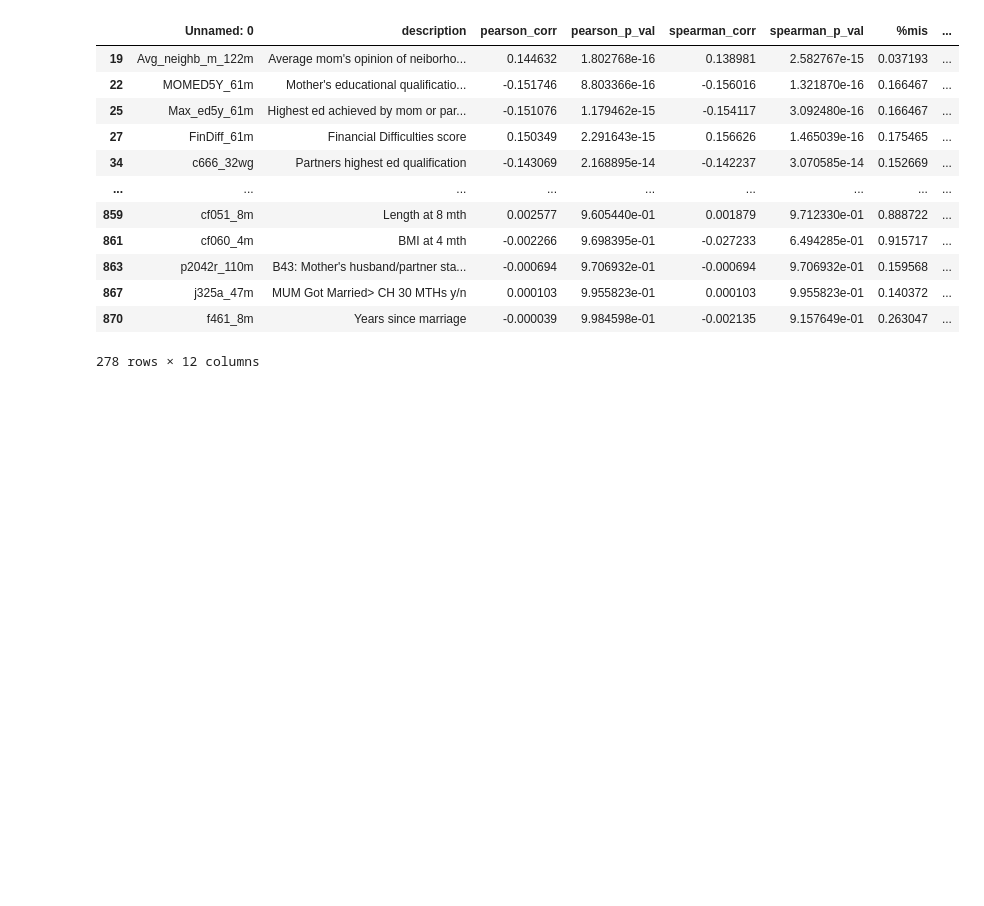
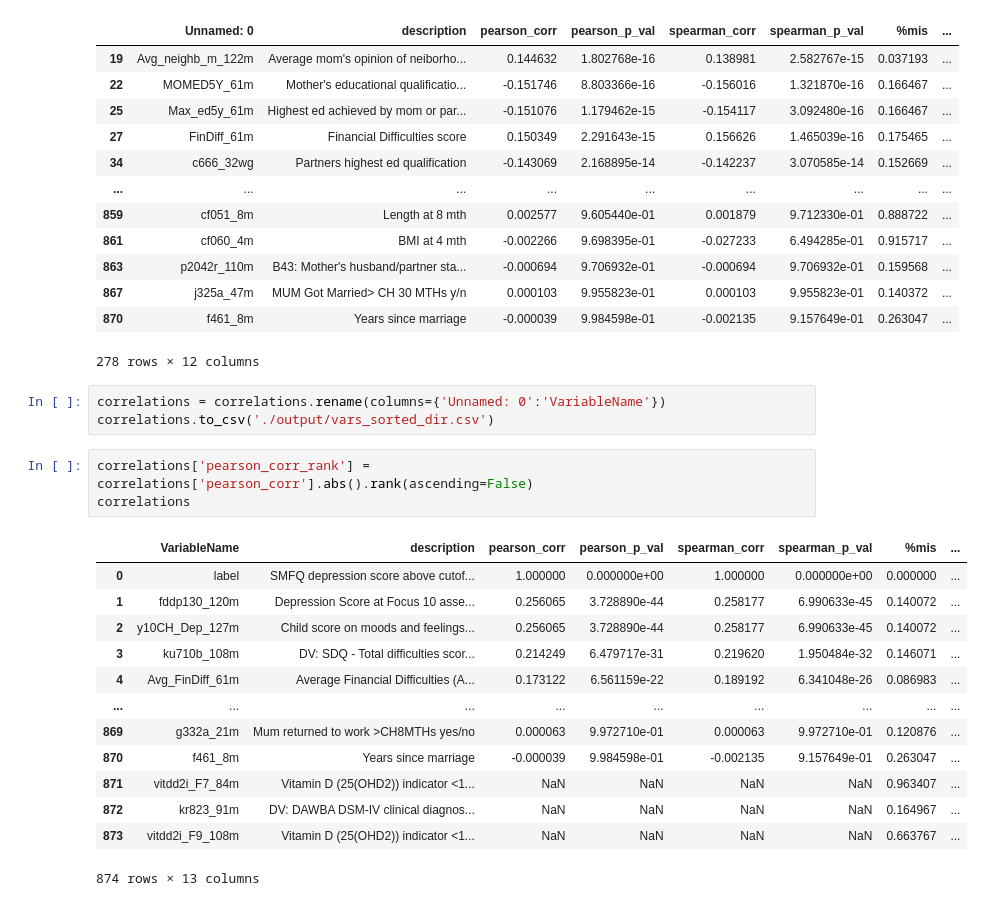
Before and after one commit to IBPA/DepressionProject, a Jupyter notebook: feature_analysis_correlations_iterativeimpute.ipynb, the cells around one changed output. Saved outputs shown, nothing was run; the diff lists cells and outputs as text; blank space fills up the shorter version.

Commit message:
Renamed unamed column to VariableName and made new calculations for rank for correlation results from run_eda.py from depression-predictor

```diff
--- a/feature_analysis_correlations_iterativeimpute.ipynb
+++ b/feature_analysis_correlations_iterativeimpute.ipynb
@@ -84,3 +98,23 @@ correlations[correlations.Diff_pcorr_and_pcorr_imp_dir > 0]
 | 867 | j325a_47m | MUM Got Married> CH 30 MTHs y/n | 0.000103 | 9.955823e-01 | 0.000103 | 9.955823e-01 | 0.140372 | ... |
 | 870 | f461_8m | Years since marriage | -0.000039 | 9.984598e-01 | -0.002135 | 9.157649e-01 | 0.263047 | ... |
 278 rows × 12 columns
+# %%
+correlations = correlations.rename(columns={'Unnamed: 0':'VariableName'})
+correlations.to_csv('./output/vars_sorted_dir.csv')
+# %%
+correlations['pearson_corr_rank'] = correlations['pearson_corr'].abs().rank(ascending=False)
+correlations
+# %% [output]
+|  | VariableName | description | pearson_corr | pearson_p_val | spearman_corr | spearman_p_val | %mis | ... |
+| 0 | label | SMFQ depression score above cutof... | 1.000000 | 0.000000e+00 | 1.000000 | 0.000000e+00 | 0.000000 | ... |
+| 1 | fddp130_120m | Depression Score at Focus 10 asse... | 0.256065 | 3.728890e-44 | 0.258177 | 6.990633e-45 | 0.140072 | ... |
+| 2 | y10CH_Dep_127m | Child score on moods and feelings... | 0.256065 | 3.728890e-44 | 0.258177 | 6.990633e-45 | 0.140072 | ... |
+| 3 | ku710b_108m | DV: SDQ - Total difficulties scor... | 0.214249 | 6.479717e-31 | 0.219620 | 1.950484e-32 | 0.146071 | ... |
+| 4 | Avg_FinDiff_61m | Average Financial Difficulties (A... | 0.173122 | 6.561159e-22 | 0.189192 | 6.341048e-26 | 0.086983 | ... |
+| ... | ... | ... | ... | ... | ... | ... | ... | ... |
+| 869 | g332a_21m | Mum returned to work >CH8MTHs yes/no | 0.000063 | 9.972710e-01 | 0.000063 | 9.972710e-01 | 0.120876 | ... |
+| 870 | f461_8m | Years since marriage | -0.000039 | 9.984598e-01 | -0.002135 | 9.157649e-01 | 0.263047 | ... |
+| 871 | vitdd2i_F7_84m | Vitamin D (25(OHD2)) indicator <1... | NaN | NaN | NaN | NaN | 0.963407 | ... |
+| 872 | kr823_91m | DV: DAWBA DSM-IV clinical diagnos... | NaN | NaN | NaN | NaN | 0.164967 | ... |
+| 873 | vitdd2i_F9_108m | Vitamin D (25(OHD2)) indicator <1... | NaN | NaN | NaN | NaN | 0.663767 | ... |
+874 rows × 13 columns
```
Also changed, not shown: parts of 13 cells of this notebook, 2 other files.
